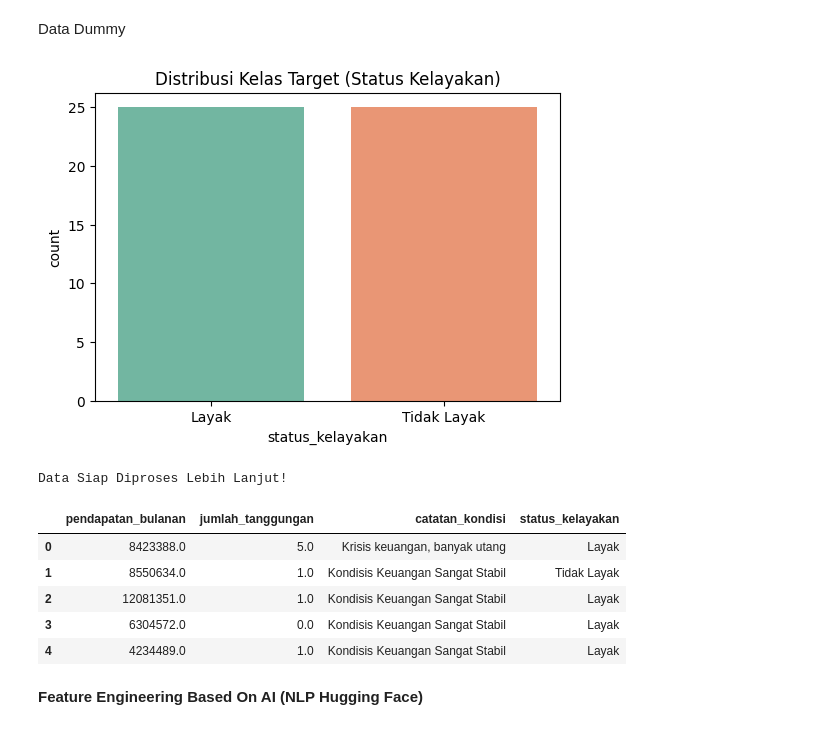
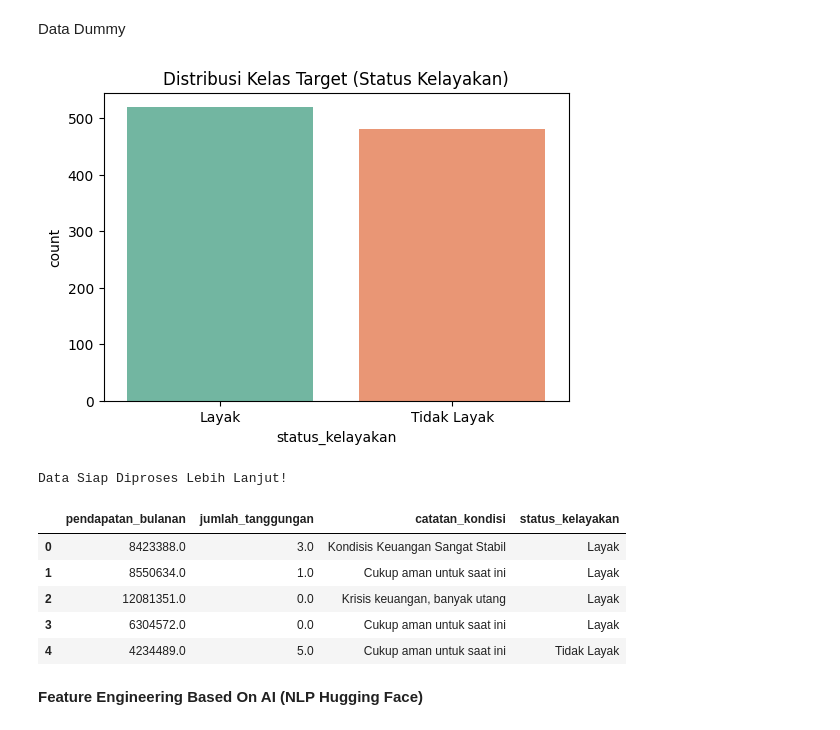
Before and after one commit to slr549/Sistem-Klasifikasi-Risiko-Kelayakan-Kredit-Berbasis-AI, a Jupyter notebook: Tugas_UAS_AI_Raki_Raihan.ipynb, the cells around one changed output. Cells and saved outputs as stored; diff of their text form; code cells hidden in the pictures.

```diff
--- a/Tugas_UAS_AI_Raki_Raihan.ipynb
+++ b/Tugas_UAS_AI_Raki_Raihan.ipynb
@@ -69,7 +69,7 @@ Data Dummy
 # %%
 # Create Dummy Dataset
 np.random.seed(42)
-data_size = 50
+data_size = 1000
 
 data = {
     'pendapatan_bulanan': np.random.randint(2000000, 15000000, data_size).astype(float),
@@ -80,41 +80,41 @@ data = {
             "Buguh bantuan mendesak karena PHK",
             "Cukup aman untuk saat ini",
             "Sangat aman dan tidak ada masalah",
             "Krisis keuangan, banyak utang"
         ],
         data_size
     ),
     'status_kelayakan': np.random.choice(['Layak', 'Tidak Layak'], data_size)
 }
 
 # Sisipkan beberapa missing values untuk simulasi preprocessing
 data['pendapatan_bulanan'][5] = np.nan
 data['jumlah_tanggungan'][10] = np.nan
 
 df = pd.DataFrame(data)
 #df.head()
 
 # Preprocessing: Handling Missing Values
 df['pendapatan_bulanan'] = df['pendapatan_bulanan'].fillna(df['pendapatan_bulanan'].median())
 df['jumlah_tanggungan'] = df['jumlah_tanggungan'].fillna(df['jumlah_tanggungan'].mode()[0])
 
 # Visualisasi Sederhana
 plt.figure(figsize=(6, 4))
 sns.countplot(x='status_kelayakan', data=df, palette='Set2', hue='status_kelayakan', legend=False)
 plt.title('Distribusi Kelas Target (Status Kelayakan)')
 plt.show()
 
 print("\nData Siap Diproses Lebih Lanjut!")
 display(df.head())
 # %% [output]
-[figure, old version]
+[figure, new version]
 Data Siap Diproses Lebih Lanjut!
 |  | pendapatan_bulanan | jumlah_tanggungan | catatan_kondisi | status_kelayakan |
-| 0 | 8423388.0 | 5.0 | Krisis keuangan, banyak utang | Layak |
-| 1 | 8550634.0 | 1.0 | Kondisis Keuangan Sangat Stabil | Tidak Layak |
-| 2 | 12081351.0 | 1.0 | Kondisis Keuangan Sangat Stabil | Layak |
-| 3 | 6304572.0 | 0.0 | Kondisis Keuangan Sangat Stabil | Layak |
-| 4 | 4234489.0 | 1.0 | Kondisis Keuangan Sangat Stabil | Layak |
+| 0 | 8423388.0 | 3.0 | Kondisis Keuangan Sangat Stabil | Layak |
+| 1 | 8550634.0 | 1.0 | Cukup aman untuk saat ini | Layak |
+| 2 | 12081351.0 | 0.0 | Krisis keuangan, banyak utang | Layak |
+| 3 | 6304572.0 | 0.0 | Cukup aman untuk saat ini | Layak |
+| 4 | 4234489.0 | 5.0 | Cukup aman untuk saat ini | Tidak Layak |
 # %% [markdown]
 **Feature Engineering Based On AI (NLP Hugging Face)**
 # %% [markdown]
```
Also changed, not shown: parts of 10 cells of this notebook.
